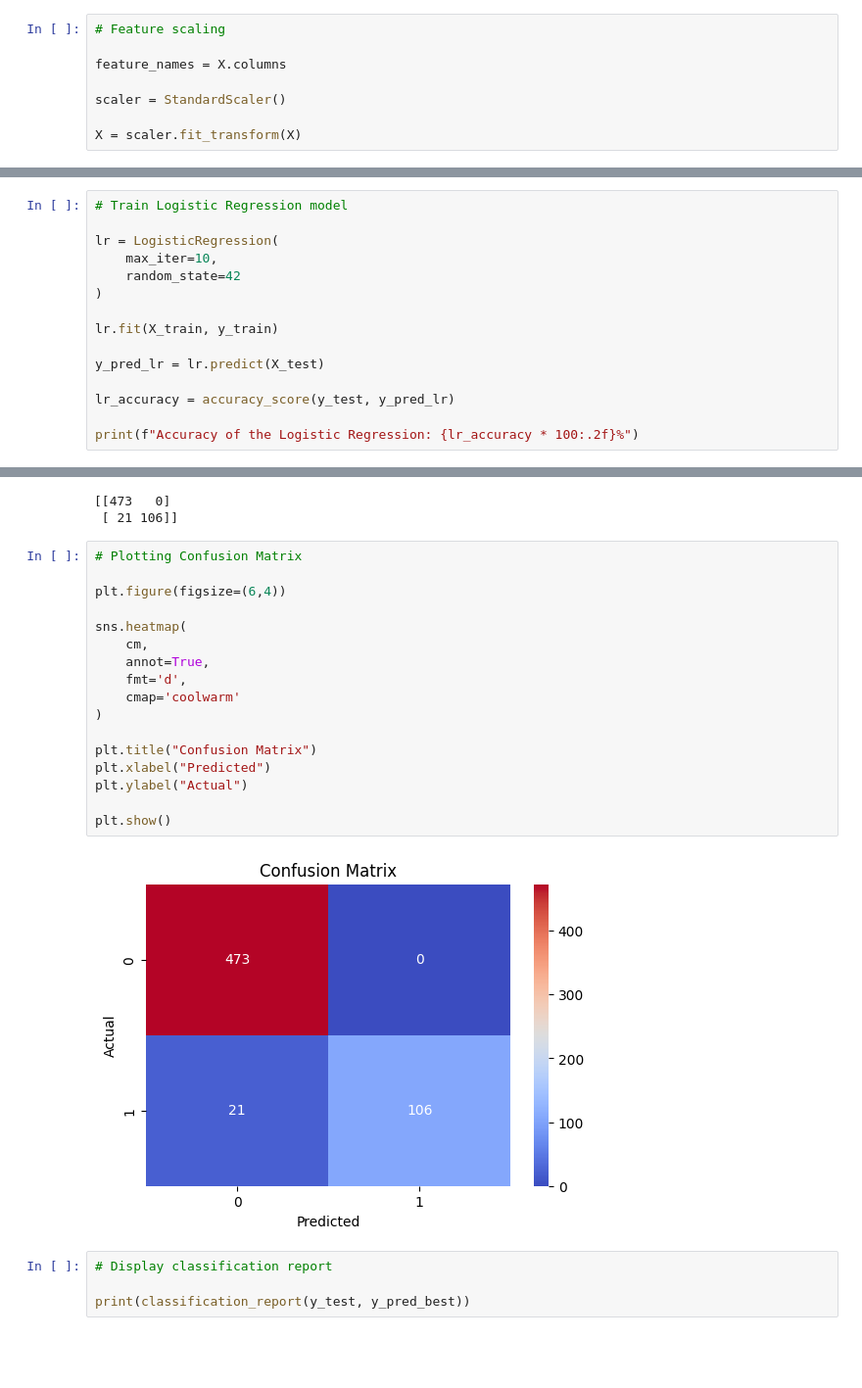
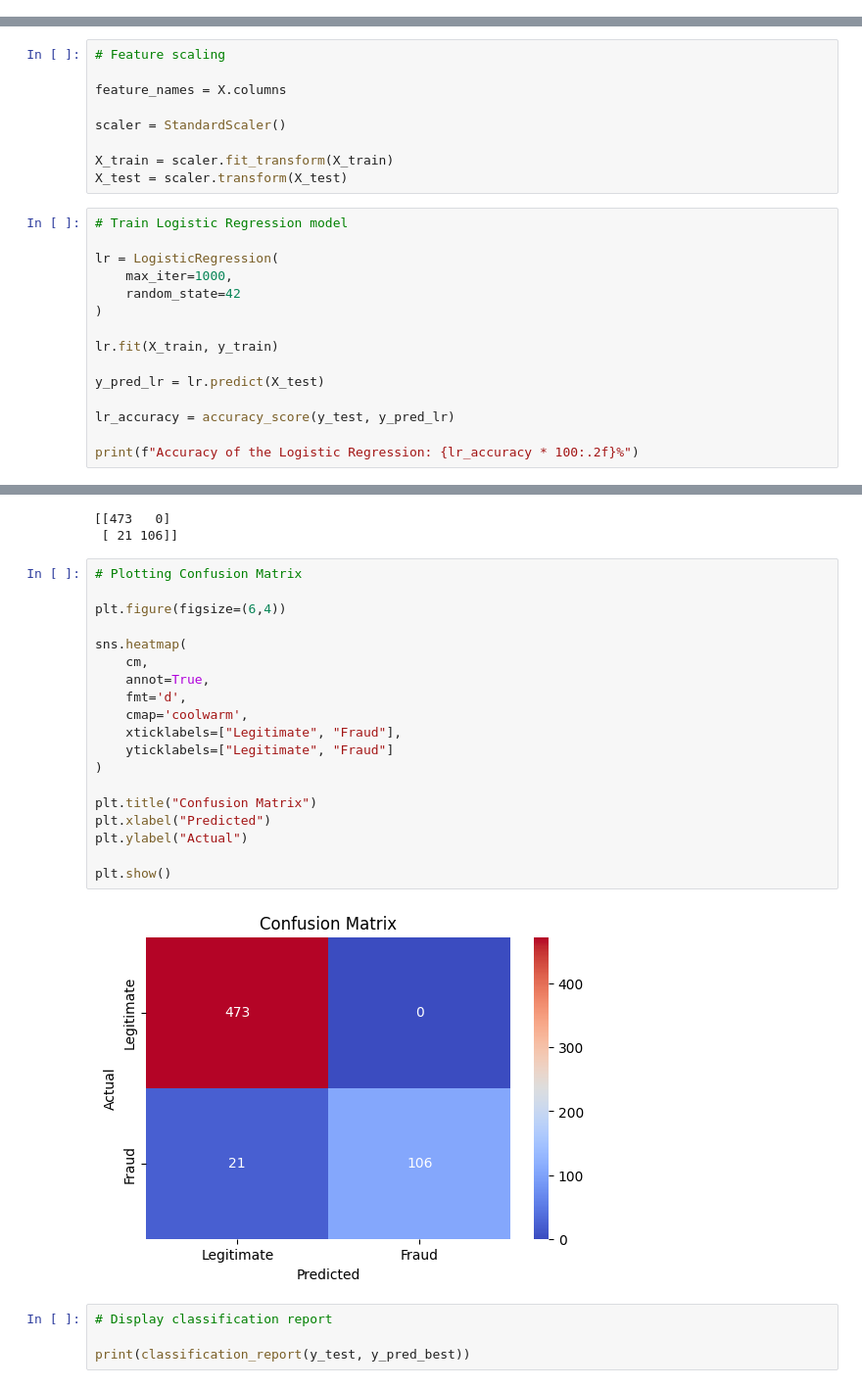
Before and after one commit to Tuhin092005/Project_3_Online_Payment_Fraud_Detection_System_Using_Machine_Learning, a Jupyter notebook: Online_Payment_Fraud_Detection_System.ipynb, the cells around one changed output, grey strips where cells are left out. Shown at 98% size. Saved outputs shown, nothing was run; the diff lists cells and outputs as text; blank space fills up the shorter version.

```diff
--- a/Online_Payment_Fraud_Detection_System.ipynb
+++ b/Online_Payment_Fraud_Detection_System.ipynb
@@ -123,25 +123,26 @@ for column in categorical_columns:
     encoder = LabelEncoder()
     X[column] = encoder.fit_transform(X[column])
     label_encoders[column] = encoder
-# %%
-# Feature scaling
-
-feature_names = X.columns
-
-scaler = StandardScaler()
-
-X = scaler.fit_transform(X)
 # %%
 # Split the dataset
 
 X_train, X_test, y_train, y_test = train_test_split(
     X, y, test_size=0.2, random_state=42
 )
+# %%
+# Feature scaling
+
+feature_names = X.columns
+
+scaler = StandardScaler()
+
+X_train = scaler.fit_transform(X_train)
+X_test = scaler.transform(X_test)
 # %%
 # Train Logistic Regression model
 
 lr = LogisticRegression(
-    max_iter=10,
+    max_iter=1000,
     random_state=42
 )
 
@@ -266,22 +267,24 @@ print(cm)
 # %%
 # Plotting Confusion Matrix
 
 plt.figure(figsize=(6,4))
 
 sns.heatmap(
     cm,
     annot=True,
     fmt='d',
-    cmap='coolwarm'
+    cmap='coolwarm',
+    xticklabels=["Legitimate", "Fraud"],
+    yticklabels=["Legitimate", "Fraud"]
 )
 
 plt.title("Confusion Matrix")
 plt.xlabel("Predicted")
 plt.ylabel("Actual")
 
 plt.show()
 # %% [output]
-[figure, old version]
+[figure, new version]
 # %%
 # Display classification report
 
```
Also changed, not shown: parts of 5 cells of this notebook.
